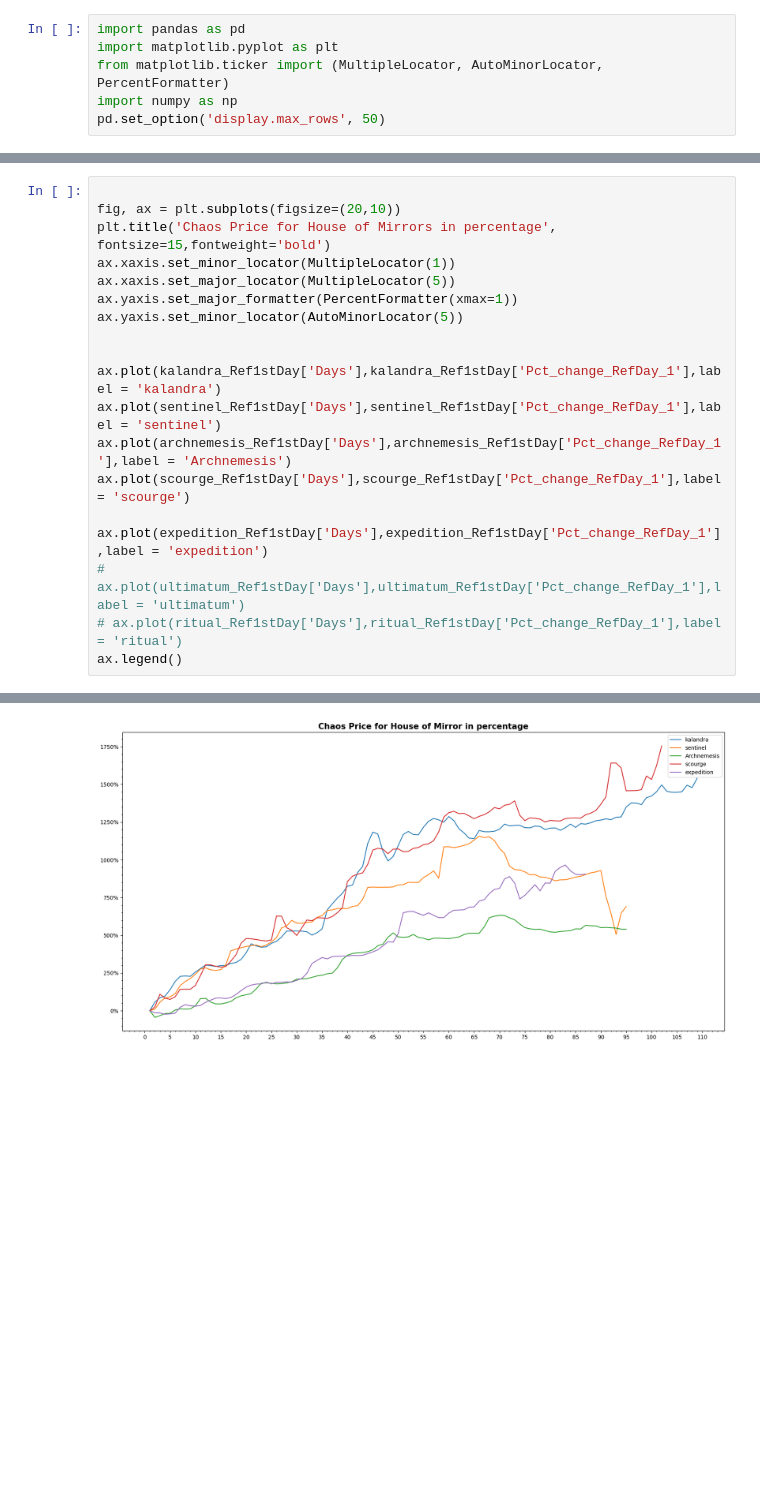
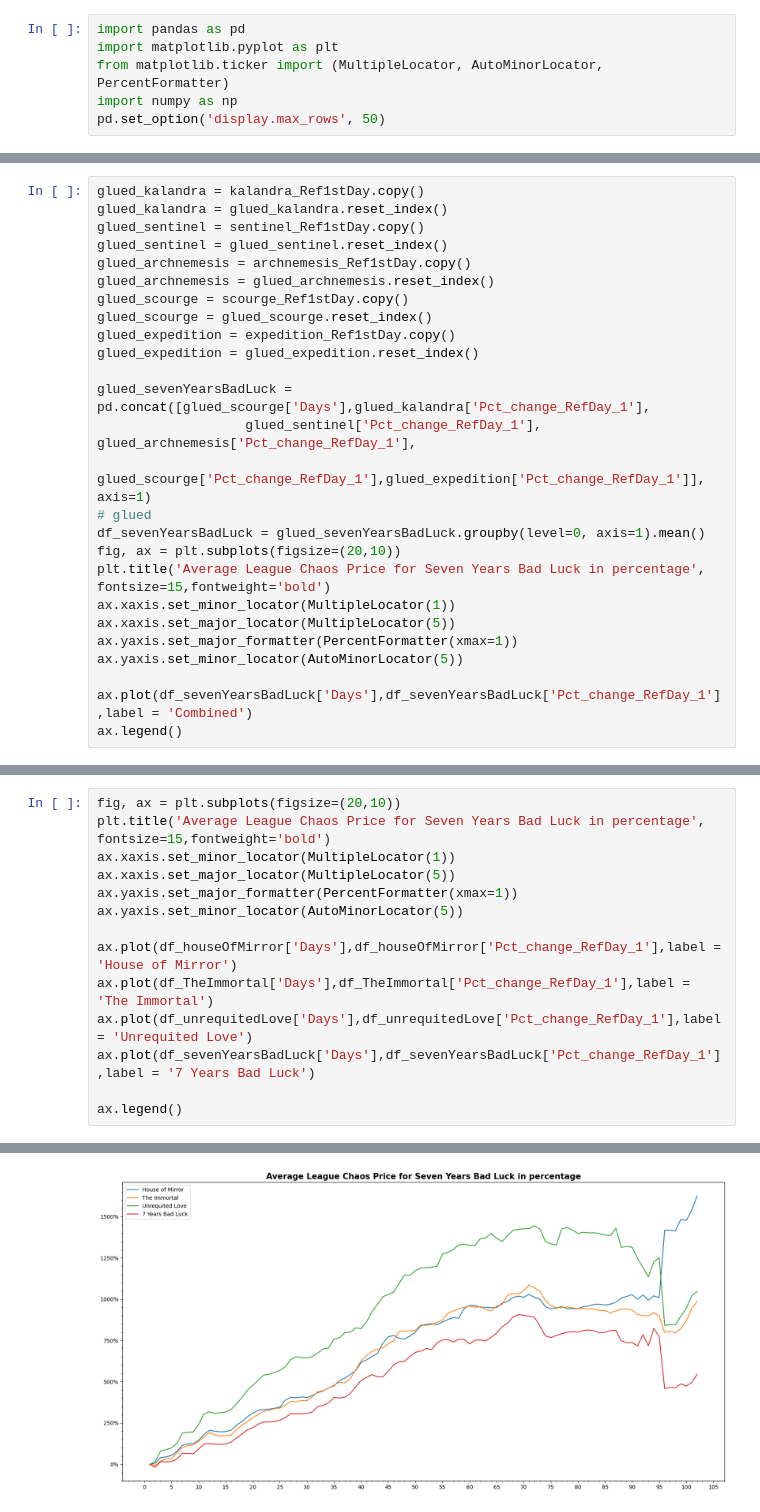
Before and after one commit to 0olol/POE-Market-Price-Analysis, a Jupyter notebook: mirrorCard.ipynb, the cells around one changed output, grey strips where cells are left out. Cells and saved outputs as stored; diff of their text form; blank space fills up the shorter version.

Commit message:
Getting the mean

```diff
--- a/mirrorCard.ipynb
+++ b/mirrorCard.ipynb
@@ -95,0 +465,26 @@ expedition_Ref1stDay.insert(4, 'Pct_change_RefDay_1', expedition_Ref1stDay['Valu
+# %%
+glued_kalandra = kalandra_Ref1stDay.copy()
+glued_kalandra = glued_kalandra.reset_index()
+glued_sentinel = sentinel_Ref1stDay.copy()
+glued_sentinel = glued_sentinel.reset_index()
+glued_archnemesis = archnemesis_Ref1stDay.copy()
+glued_archnemesis = glued_archnemesis.reset_index()
+glued_scourge = scourge_Ref1stDay.copy()
+glued_scourge = glued_scourge.reset_index()
+glued_expedition = expedition_Ref1stDay.copy()
+glued_expedition = glued_expedition.reset_index()
+
+glued_sevenYearsBadLuck = pd.concat([glued_scourge['Days'],glued_kalandra['Pct_change_RefDay_1'],
+                   glued_sentinel['Pct_change_RefDay_1'], glued_archnemesis['Pct_change_RefDay_1'],
+                  glued_scourge['Pct_change_RefDay_1'],glued_expedition['Pct_change_RefDay_1']], axis=1)
+# glued
+df_sevenYearsBadLuck = glued_sevenYearsBadLuck.groupby(level=0, axis=1).mean()
+fig, ax = plt.subplots(figsize=(20,10))
+plt.title('Average League Chaos Price for Seven Years Bad Luck in percentage', fontsize=15,fontweight='bold')
+ax.xaxis.set_minor_locator(MultipleLocator(1))
+ax.xaxis.set_major_locator(MultipleLocator(5))
+ax.yaxis.set_major_formatter(PercentFormatter(xmax=1))
+ax.yaxis.set_minor_locator(AutoMinorLocator(5))
+
+ax.plot(df_sevenYearsBadLuck['Days'],df_sevenYearsBadLuck['Pct_change_RefDay_1'],label = 'Combined')
+ax.legend()
@@ -96,22 +494,17 @@ expedition_Ref1stDay.insert(4, 'Pct_change_RefDay_1', expedition_Ref1stDay['Valu
 # %%
-
 fig, ax = plt.subplots(figsize=(20,10))
-plt.title('Chaos Price for House of Mirrors in percentage', fontsize=15,fontweight='bold')
+plt.title('Average League Chaos Price for Seven Years Bad Luck in percentage', fontsize=15,fontweight='bold')
 ax.xaxis.set_minor_locator(MultipleLocator(1))
 ax.xaxis.set_major_locator(MultipleLocator(5))
 ax.yaxis.set_major_formatter(PercentFormatter(xmax=1))
 ax.yaxis.set_minor_locator(AutoMinorLocator(5))
 
+ax.plot(df_houseOfMirror['Days'],df_houseOfMirror['Pct_change_RefDay_1'],label = 'House of Mirror')
+ax.plot(df_TheImmortal['Days'],df_TheImmortal['Pct_change_RefDay_1'],label = 'The Immortal')
+ax.plot(df_unrequitedLove['Days'],df_unrequitedLove['Pct_change_RefDay_1'],label = 'Unrequited Love')
+ax.plot(df_sevenYearsBadLuck['Days'],df_sevenYearsBadLuck['Pct_change_RefDay_1'],label = '7 Years Bad Luck')
 
-ax.plot(kalandra_Ref1stDay['Days'],kalandra_Ref1stDay['Pct_change_RefDay_1'],label = 'kalandra')
-ax.plot(sentinel_Ref1stDay['Days'],sentinel_Ref1stDay['Pct_change_RefDay_1'],label = 'sentinel')
-ax.plot(archnemesis_Ref1stDay['Days'],archnemesis_Ref1stDay['Pct_change_RefDay_1'],label = 'Archnemesis')
-ax.plot(scourge_Ref1stDay['Days'],scourge_Ref1stDay['Pct_change_RefDay_1'],label = 'scourge')
-
-ax.plot(expedition_Ref1stDay['Days'],expedition_Ref1stDay['Pct_change_RefDay_1'],label = 'expedition')
-# ax.plot(ultimatum_Ref1stDay['Days'],ultimatum_Ref1stDay['Pct_change_RefDay_1'],label = 'ultimatum')
-# ax.plot(ritual_Ref1stDay['Days'],ritual_Ref1stDay['Pct_change_RefDay_1'],label = 'ritual')
 ax.legend()
 # %% [output]
 <matplotlib.legend.Legend at 0x...>
-[figure, old version]
+[figure, new version]
```
Also changed, not shown: parts of 18 cells of this notebook, 6 other files.
